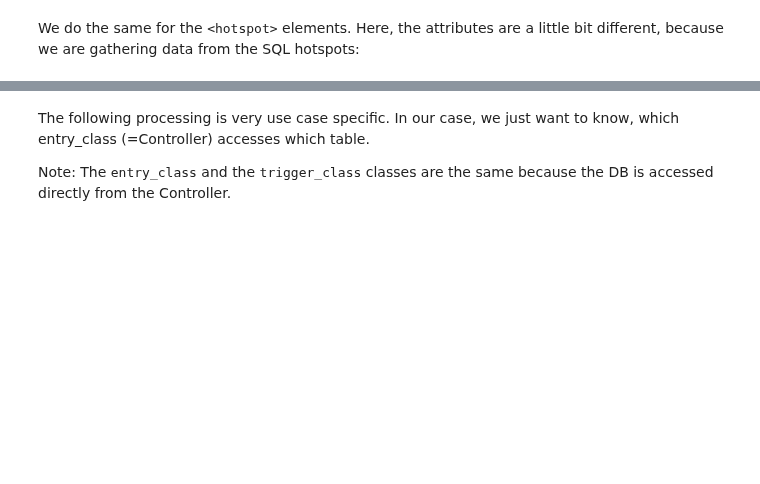
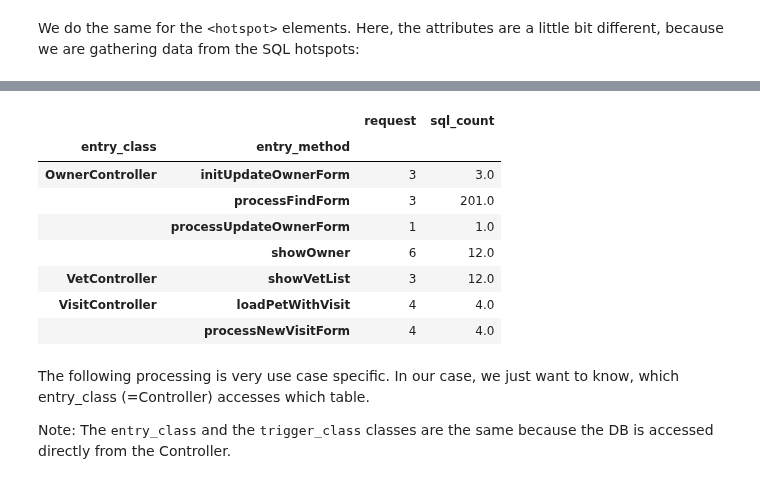
Before and after one commit to feststelltaste/software-analytics, a Jupyter notebook: notebooks/Mining performance HotSpots with JProfiler, jQAssistant, Neo4j and Pandas.ipynb, the cells around one changed output, grey strips where cells are left out. Drawn from its saved outputs; the diff is of its cells as text; code cells hidden in the pictures; blank space fills up the shorter version.

```diff
--- a/notebooks/Mining performance HotSpots with JProfiler, jQAssistant, Neo4j and Pandas.ipynb
+++ b/notebooks/Mining performance HotSpots with JProfiler, jQAssistant, Neo4j and Pandas.ipynb
@@ -356,3 +396,16 @@ hotspots
+# %%
+sqls_per_method = hotspots.groupby(['entry_class', 'entry_method']).agg({'sql_count' : 'sum', 'request' : 'count'})
+sqls_per_method
+# %% [output]
+|  |  | request | sql_count |
+| entry_class | entry_method |  |  |
+| OwnerController | initUpdateOwnerForm | 3 | 3.0 |
+|  | processFindForm | 3 | 201.0 |
+|  | processUpdateOwnerForm | 1 | 1.0 |
+|  | showOwner | 6 | 12.0 |
+| VetController | showVetList | 3 | 12.0 |
+| VisitController | loadPetWithVisit | 4 | 4.0 |
+|  | processNewVisitForm | 4 | 4.0 |
 # %% [markdown]
 The following processing is very use case specific. In our case, we just want to know, which entry_class (=Controller) accesses which table.
 
```
Also changed, not shown: parts of 24 cells of this notebook.
